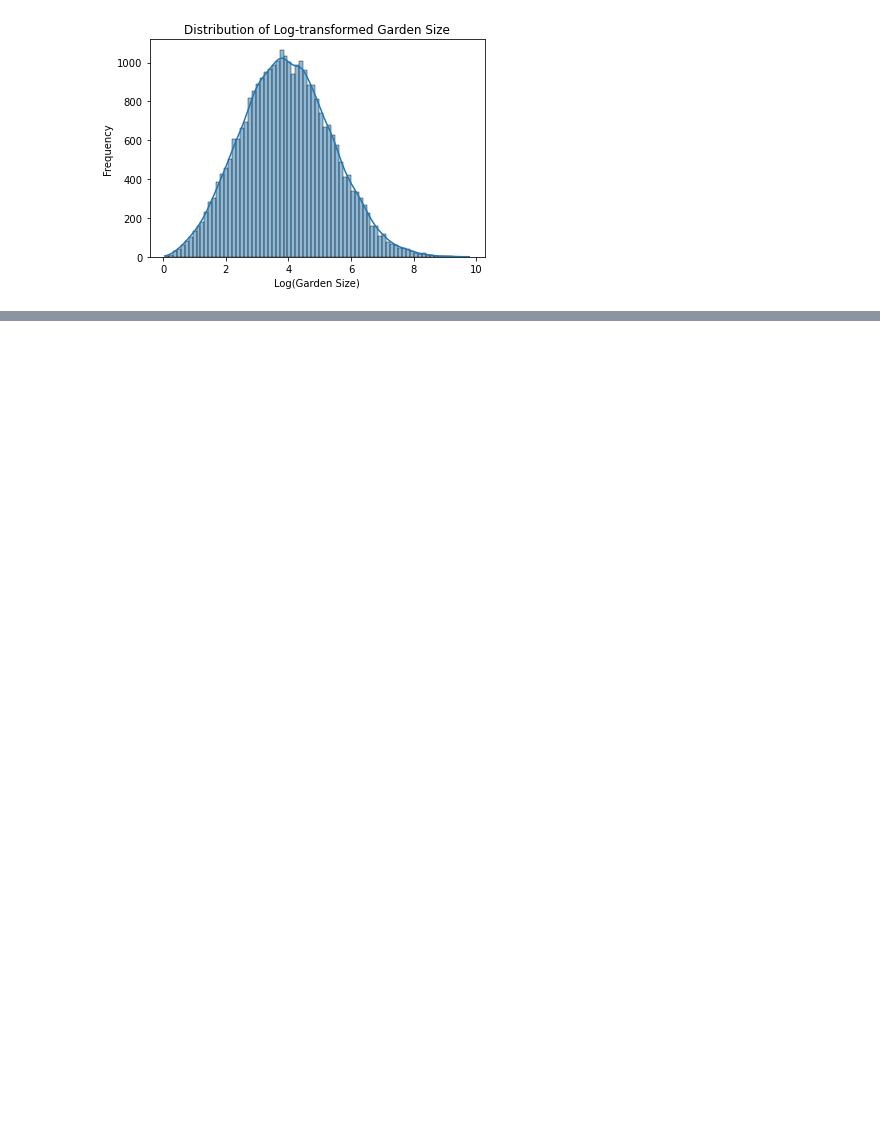
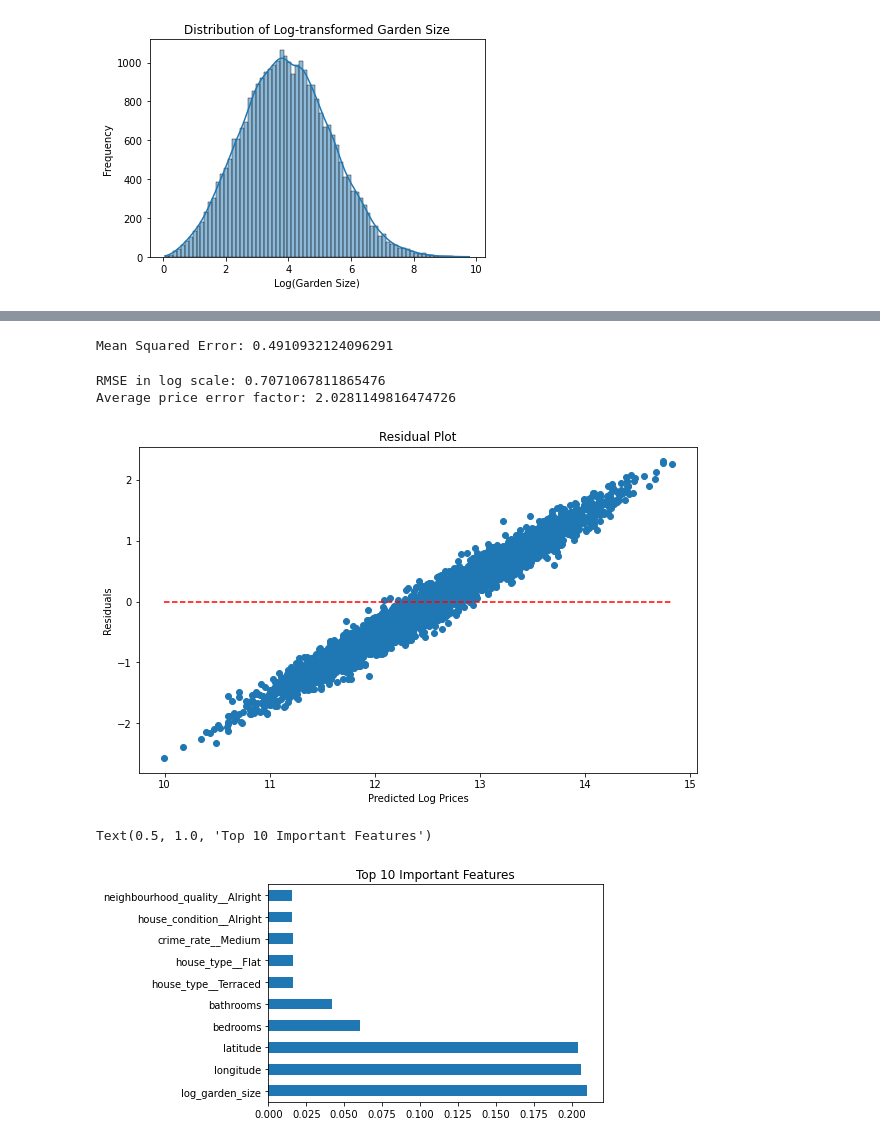
Before and after one commit to aileensiele/HouseRecommendation, a Jupyter notebook: random_forest..ipynb, the cells around one changed output, grey strips where cells are left out. Saved outputs shown, nothing was run; the diff lists cells and outputs as text; code cells hidden in the pictures; blank space fills up the shorter version.

Commit message:
random forest stuff

```diff
--- a/random_forest..ipynb
+++ b/random_forest..ipynb
@@ -204,0 +338,9 @@ plt.show()
+# %%
+remaining_object_columns = df_encoded.select_dtypes(include=['object']).columns
+print("Remaining object columns:", remaining_object_columns)
+df_encoded['bathrooms'] = pd.to_numeric(df_encoded['bathrooms'], errors='coerce')
+df_encoded['bedrooms'] = pd.to_numeric(df_encoded['bedrooms'], errors='coerce')
+df_encoded['latitude'] = pd.to_numeric(df_encoded['latitude'], errors='coerce')
+df_encoded['longitude'] = pd.to_numeric(df_encoded['longitude'], errors='coerce')
+
+df_encoded.fillna(df_encoded.mean(), inplace=True)
@@ -204,0 +393,47 @@ plt.show()
+# %%
+# Create the model
+model = RandomForestRegressor(n_estimators=100, random_state=42)
+
+# Train the model
+model.fit(X_train, y_train)
+
+# Make predictions on the test set
+predictions = model.predict(X_test)
+# %%
+# Calculate the Mean Squared Error
+mse = mean_squared_error(y_test, predictions)
+print(f'Mean Squared Error: {mse}')
+# %% [output]
+Mean Squared Error: 0.4910932124096291
+# %%
+import matplotlib.pyplot as plt
+import numpy as np
+
+# Calculate RMSE in log scale
+RMSE_log = np.sqrt(0.50)
+print(f'RMSE in log scale: {RMSE_log}')
+
+# Convert RMSE from log scale to original scale to understand average error
+average_price_error = np.exp(RMSE_log)
+print(f'Average price error factor: {average_price_error}')
+
+# Residuals plot
+residuals = y_test - predictions
+plt.figure(figsize=(10, 6))
+plt.scatter(y_test, residuals)
+plt.hlines(y=0, xmin=min(y_test), xmax=max(y_test), colors='red', linestyles='--')
+plt.title('Residual Plot')
+plt.xlabel('Predicted Log Prices')
+plt.ylabel('Residuals')
+plt.show()
+
+# Feature importance
+feature_importances = pd.Series(model.feature_importances_, index=X_train.columns)
+feature_importances.nlargest(10).plot(kind='barh')
+plt.title('Top 10 Important Features')
+# %% [output]
+RMSE in log scale: 0.7071067811865476
+Average price error factor: 2.0281149816474726
+[figure, added]
+Text(0.5, 1.0, 'Top 10 Important Features')
+[figure, added]
```
Also changed, not shown: parts of 11 cells of this notebook.
